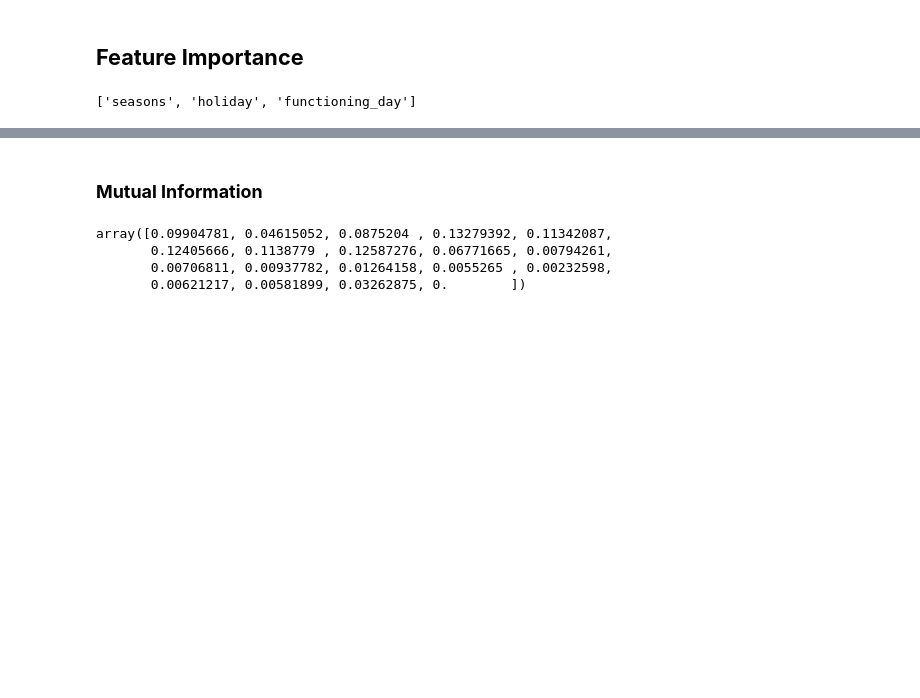
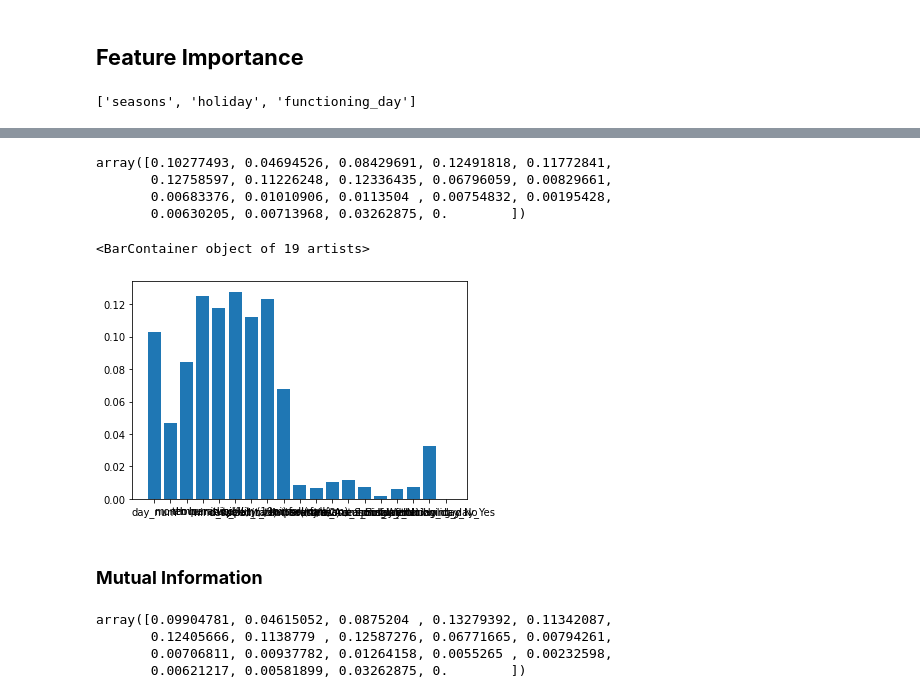
Before and after one commit to suchirmm/seoulbike, a Jupyter notebook: project_seoulbike.ipynb, the cells around one changed output, grey strips where cells are left out. Drawn from its saved outputs; the diff is of its cells as text; code cells hidden in the pictures; blank space fills up the shorter version.

```diff
--- a/project_seoulbike.ipynb
+++ b/project_seoulbike.ipynb
@@ -841,3 +852,18 @@ Feature: 18, Score: 0.13279392426285852
+# %%
+model.feature_importances_
+# %% [output]
+array([0.10277493, 0.04694526, 0.08429691, 0.12491818, 0.11772841,
+       0.12758597, 0.11226248, 0.12336435, 0.06796059, 0.00829661,
+       0.00683376, 0.01010906, 0.0113504 , 0.00754832, 0.00195428,
+       0.00630205, 0.00713968, 0.03262875, 0.        ])
+# %%
+features = list(zip(X.columns, model.feature_importances_))
+
+plt.bar([x[0] for x in features], [x[1] for x in features])
+# del(features)
+# %% [output]
+<BarContainer object of 19 artists>
+[figure, added]
 # %% [markdown]
 ### **Mutual Information**
 # %%
```
Also changed, not shown: parts of 40 cells of this notebook.
